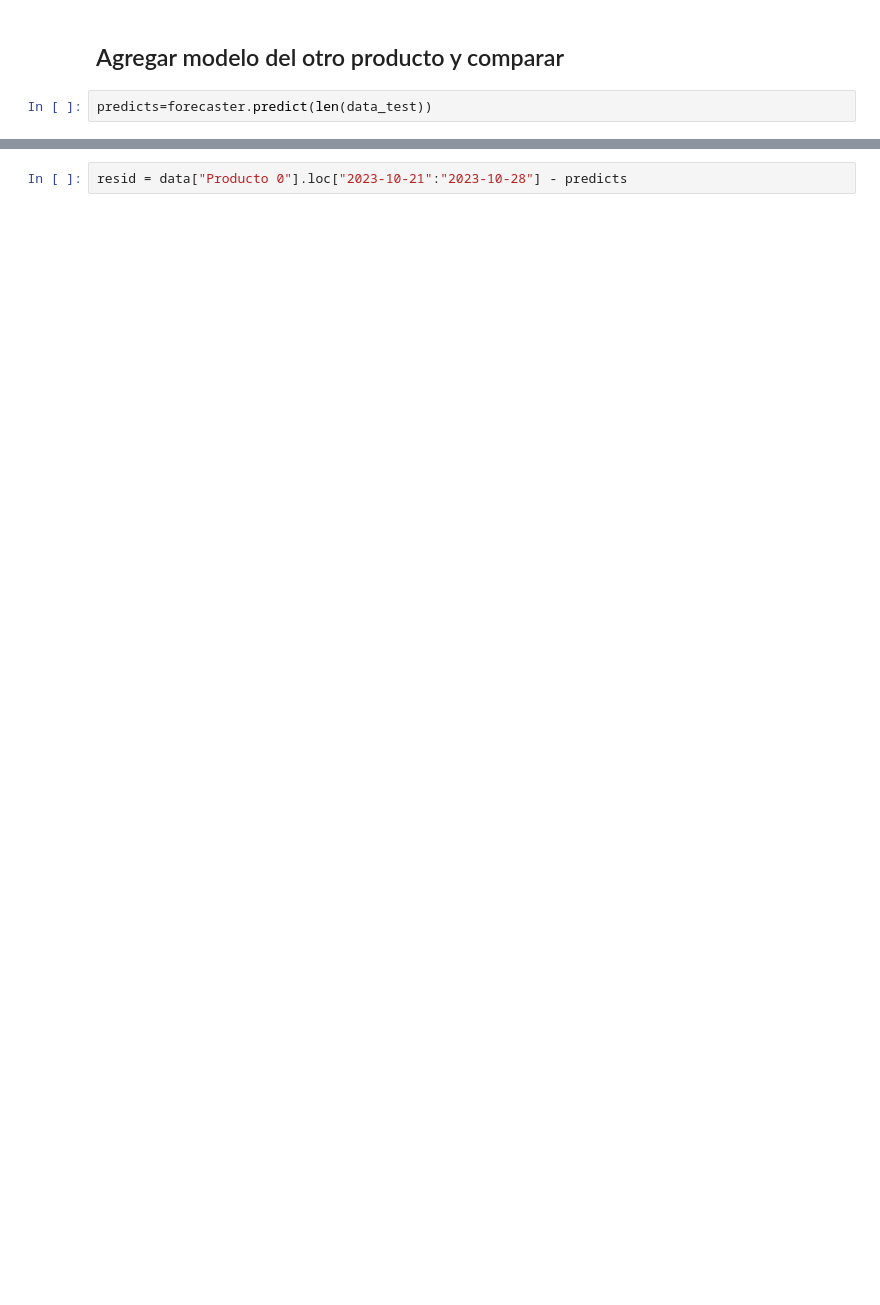
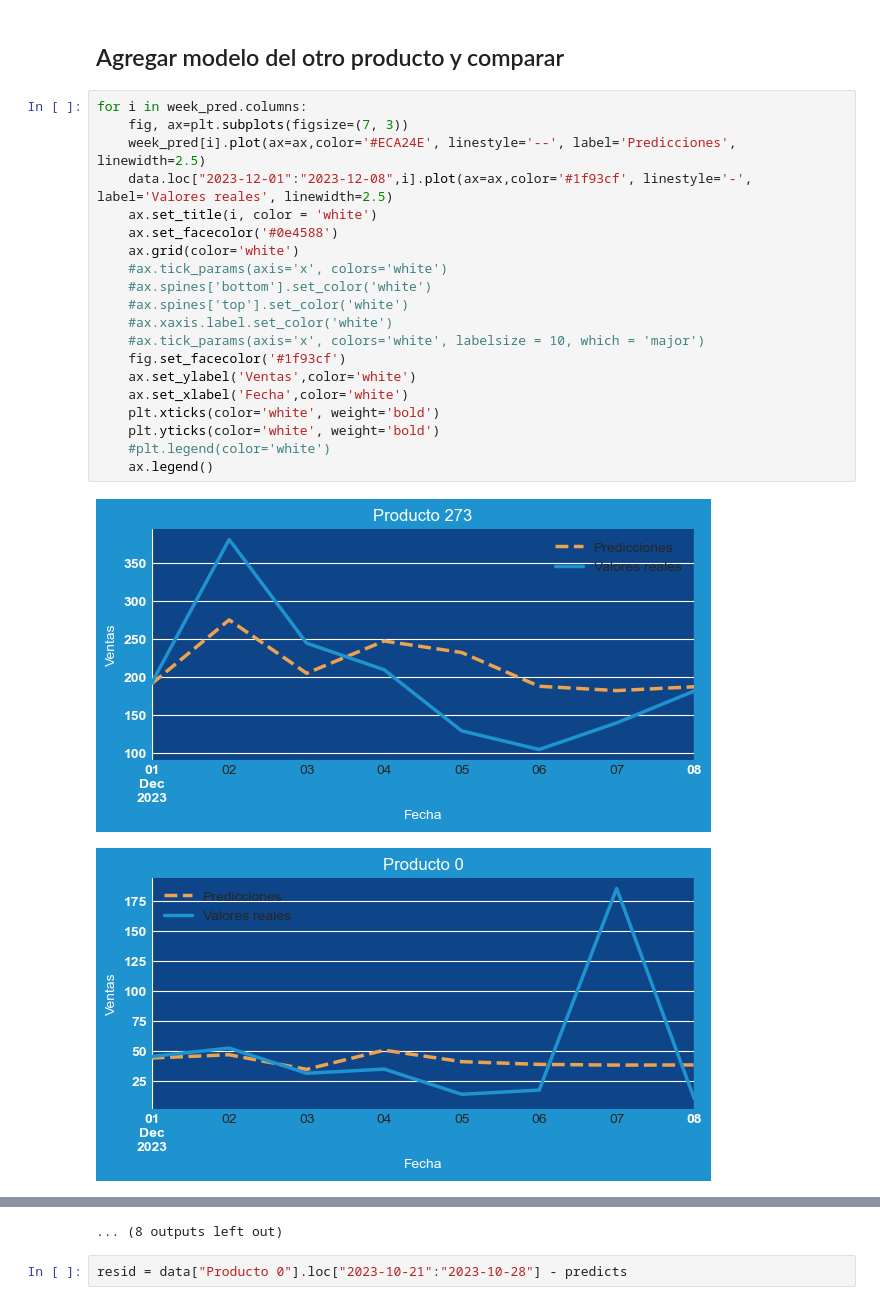
Before and after one commit to Racoo203/colchoncitos, a Jupyter notebook: Histgradientboosting.ipynb, the cells around one changed output, grey strips where cells are left out. Cells and saved outputs as stored; diff of their text form; blank space fills up the shorter version.

```diff
--- a/Histgradientboosting.ipynb
+++ b/Histgradientboosting.ipynb
@@ -289,4 +374,25 @@ forecaster.predict(50).loc["2023-11-22":"2023-11-28"]
 # %% [markdown]
 ## Agregar modelo del otro producto y comparar
-# %%
-predicts=forecaster.predict(len(data_test))
+# %%
+for i in week_pred.columns:
+    fig, ax=plt.subplots(figsize=(7, 3))
+    week_pred[i].plot(ax=ax,color='#ECA24E', linestyle='--', label='Predicciones', linewidth=2.5)
+    data.loc["2023-12-01":"2023-12-08",i].plot(ax=ax,color='#1f93cf', linestyle='-', label='Valores reales', linewidth=2.5)
+    ax.set_title(i, color = 'white')
+    ax.set_facecolor('#0e4588')
+    ax.grid(color='white')
+    #ax.tick_params(axis='x', colors='white')
+    #ax.spines['bottom'].set_color('white')
+    #ax.spines['top'].set_color('white')
+    #ax.xaxis.label.set_color('white')
+    #ax.tick_params(axis='x', colors='white', labelsize = 10, which = 'major')
+    fig.set_facecolor('#1f93cf')
+    ax.set_ylabel('Ventas',color='white')
+    ax.set_xlabel('Fecha',color='white')
+    plt.xticks(color='white', weight='bold')
+    plt.yticks(color='white', weight='bold')
+    #plt.legend(color='white')
+    ax.legend()
+# %% [output]
+[figure, added]
+[figure, added]
@@ -293,2 +409,3 @@ predicts=forecaster.predict(len(data_test))
+... (8 outputs left out)
 # %%
 resid = data["Producto 0"].loc["2023-10-21":"2023-10-28"] - predicts
```
Also changed, not shown: parts of 44 cells of this notebook, 3 other files.
